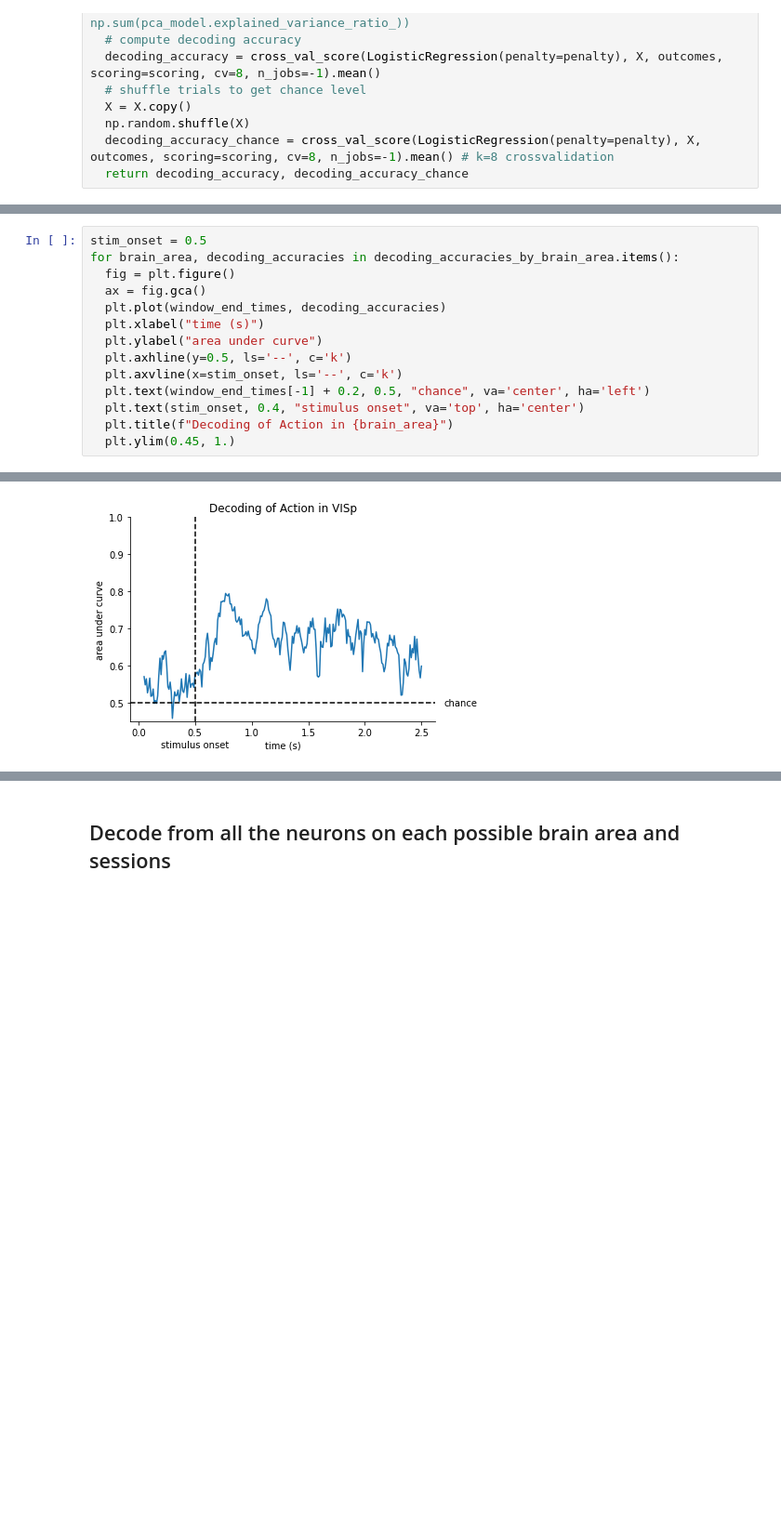
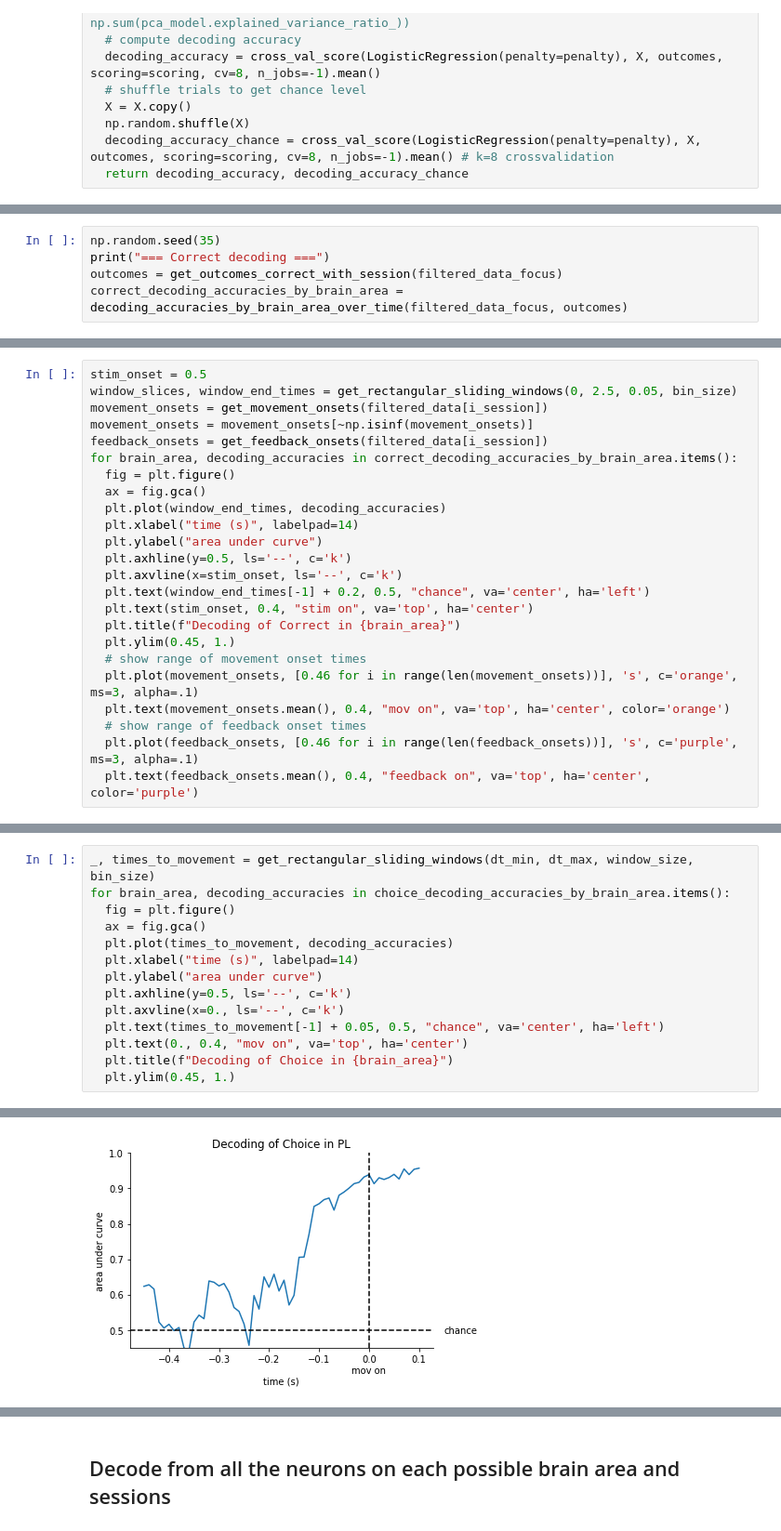
Before and after one commit to cedricfoucault/scarletbutterfly, a Jupyter notebook: scarletbutterfly_decoding_steinmetz.ipynb, the cells around one changed output, grey strips where cells are left out. Shown at 93% size. Saved outputs shown, nothing was run; the diff lists cells and outputs as text; blank space fills up the shorter version.

```diff
--- a/scarletbutterfly_decoding_steinmetz.ipynb
+++ b/scarletbutterfly_decoding_steinmetz.ipynb
@@ -331,0 +354,5 @@ decoding on brain_area CA1
+# %%
+np.random.seed(35)
+print("=== Correct decoding ===")
+outcomes = get_outcomes_correct_with_session(filtered_data_focus)
+correct_decoding_accuracies_by_brain_area = decoding_accuracies_by_brain_area_over_time(filtered_data_focus, outcomes)
@@ -331,0 +445,24 @@ decoding on brain_area CA1
+# %%
+stim_onset = 0.5
+window_slices, window_end_times = get_rectangular_sliding_windows(0, 2.5, 0.05, bin_size)
+movement_onsets = get_movement_onsets(filtered_data[i_session])
+movement_onsets = movement_onsets[~np.isinf(movement_onsets)]
+feedback_onsets = get_feedback_onsets(filtered_data[i_session])
+for brain_area, decoding_accuracies in correct_decoding_accuracies_by_brain_area.items():
+  fig = plt.figure()
+  ax = fig.gca()
+  plt.plot(window_end_times, decoding_accuracies)
+  plt.xlabel("time (s)", labelpad=14)
+  plt.ylabel("area under curve")
+  plt.axhline(y=0.5, ls='--', c='k')
+  plt.axvline(x=stim_onset, ls='--', c='k')
+  plt.text(window_end_times[-1] + 0.2, 0.5, "chance", va='center', ha='left')
+  plt.text(stim_onset, 0.4, "stim on", va='top', ha='center')
+  plt.title(f"Decoding of Correct in {brain_area}")
+  plt.ylim(0.45, 1.)
+  # show range of movement onset times
+  plt.plot(movement_onsets, [0.46 for i in range(len(movement_onsets))], 's', c='orange', ms=3, alpha=.1)
+  plt.text(movement_onsets.mean(), 0.4, "mov on", va='top', ha='center', color='orange')
+  # show range of feedback onset times
+  plt.plot(feedback_onsets, [0.46 for i in range(len(feedback_onsets))], 's', c='purple', ms=3, alpha=.1)
+  plt.text(feedback_onsets.mean(), 0.4, "feedback on", va='top', ha='center', color='purple')
@@ -332,15 +483,15 @@ decoding on brain_area CA1
 # %%
-stim_onset = 0.5
-for brain_area, decoding_accuracies in decoding_accuracies_by_brain_area.items():
+_, times_to_movement = get_rectangular_sliding_windows(dt_min, dt_max, window_size, bin_size)
+for brain_area, decoding_accuracies in choice_decoding_accuracies_by_brain_area.items():
   fig = plt.figure()
   ax = fig.gca()
-  plt.plot(window_end_times, decoding_accuracies)
-  plt.xlabel("time (s)")
+  plt.plot(times_to_movement, decoding_accuracies)
+  plt.xlabel("time (s)", labelpad=14)
   plt.ylabel("area under curve")
   plt.axhline(y=0.5, ls='--', c='k')
-  plt.axvline(x=stim_onset, ls='--', c='k')
-  plt.text(window_end_times[-1] + 0.2, 0.5, "chance", va='center', ha='left')
-  plt.text(stim_onset, 0.4, "stimulus onset", va='top', ha='center')
-  plt.title(f"Decoding of Action in {brain_area}")
+  plt.axvline(x=0., ls='--', c='k')
+  plt.text(times_to_movement[-1] + 0.05, 0.5, "chance", va='center', ha='left')
+  plt.text(0., 0.4, "mov on", va='top', ha='center')
+  plt.title(f"Decoding of Choice in {brain_area}")
   plt.ylim(0.45, 1.)
 # %% [output]
@@ -348 +499 @@ for brain_area, decoding_accuracies in decoding_accuracies_by_brain_area.items()
-[figure, old version]
+[figure, new version]
```
Also changed, not shown: parts of 19 cells of this notebook.
